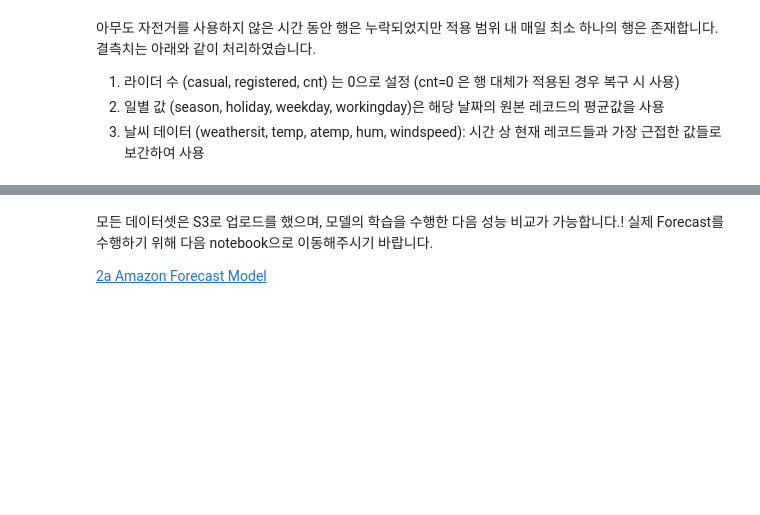
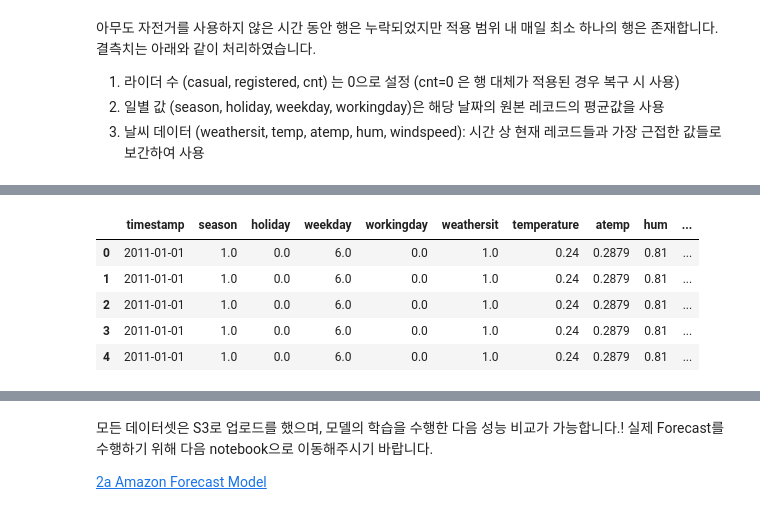
Before and after one commit to Napkin-DL/amazon-forecast-workshop, a Jupyter notebook: 1_Data_Preparation.ipynb, the cells around one changed output, grey strips where cells are left out. Cells and saved outputs as stored; diff of their text form; code cells hidden in the pictures; blank space fills up the shorter version.

```diff
--- a/1_Data_Preparation.ipynb
+++ b/1_Data_Preparation.ipynb
@@ -425,0 +588,21 @@ print("Done")
+# %%
+# Duplicate data for each item_id in the target dataframe:
+related_peritem_dfs = []
+item_ids = target_train_df["item_id"].unique()
+for item_id in item_ids:
+    df = related_df.copy()
+    df["item_id"] = item_id
+    related_peritem_dfs.append(df)
+
+related_df = pd.concat(related_peritem_dfs).sort_values(["timestamp", "item_id"]).reset_index(drop=True)
+
+# Rename any reserved columns to keep Forecast happy:
+related_df.rename(columns={ "temp": "temperature" }, inplace=True)
+related_df.head()
+# %% [output]
+|  | timestamp | season | holiday | weekday | workingday | weathersit | temperature | atemp | hum | ... |
+| 0 | 2011-01-01 | 1.0 | 0.0 | 6.0 | 0.0 | 1.0 | 0.24 | 0.2879 | 0.81 | ... |
+| 1 | 2011-01-01 | 1.0 | 0.0 | 6.0 | 0.0 | 1.0 | 0.24 | 0.2879 | 0.81 | ... |
+| 2 | 2011-01-01 | 1.0 | 0.0 | 6.0 | 0.0 | 1.0 | 0.24 | 0.2879 | 0.81 | ... |
+| 3 | 2011-01-01 | 1.0 | 0.0 | 6.0 | 0.0 | 1.0 | 0.24 | 0.2879 | 0.81 | ... |
+| 4 | 2011-01-01 | 1.0 | 0.0 | 6.0 | 0.0 | 1.0 | 0.24 | 0.2879 | 0.81 | ... |
```
Also changed, not shown: parts of 31 cells of this notebook, 11 other files.
